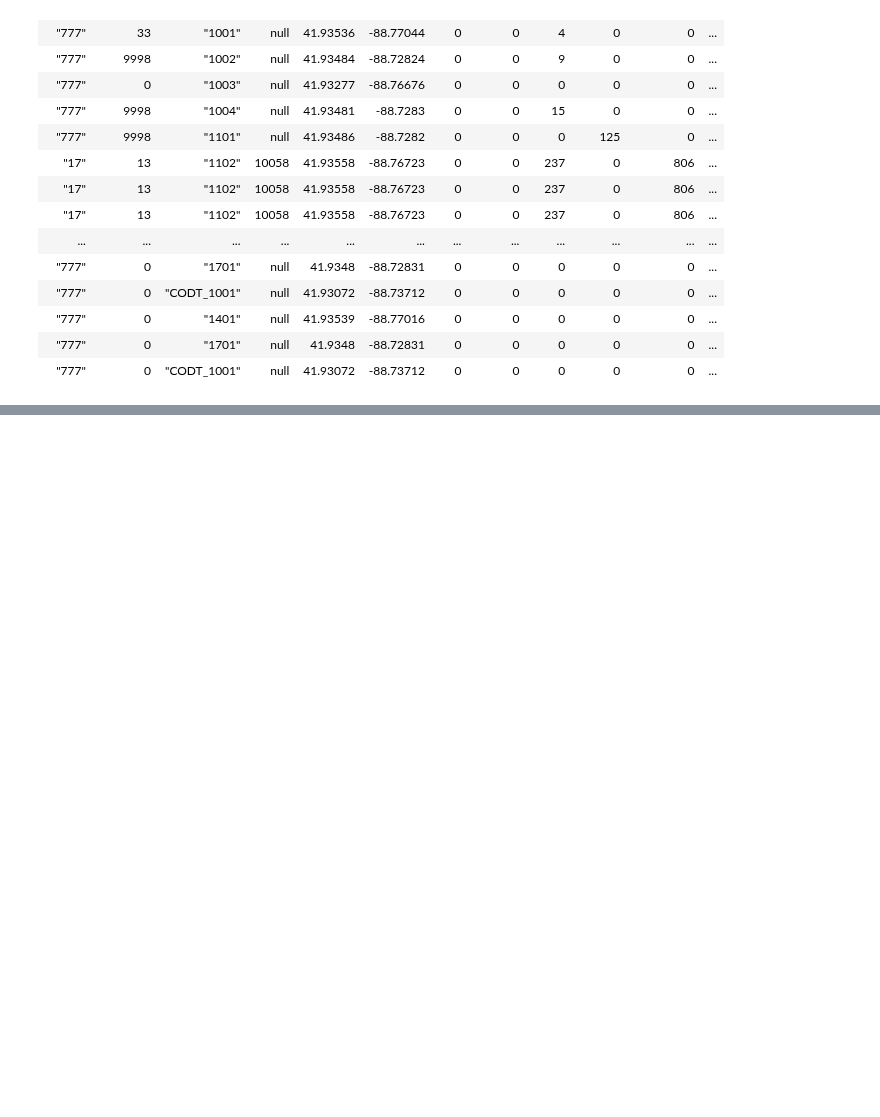
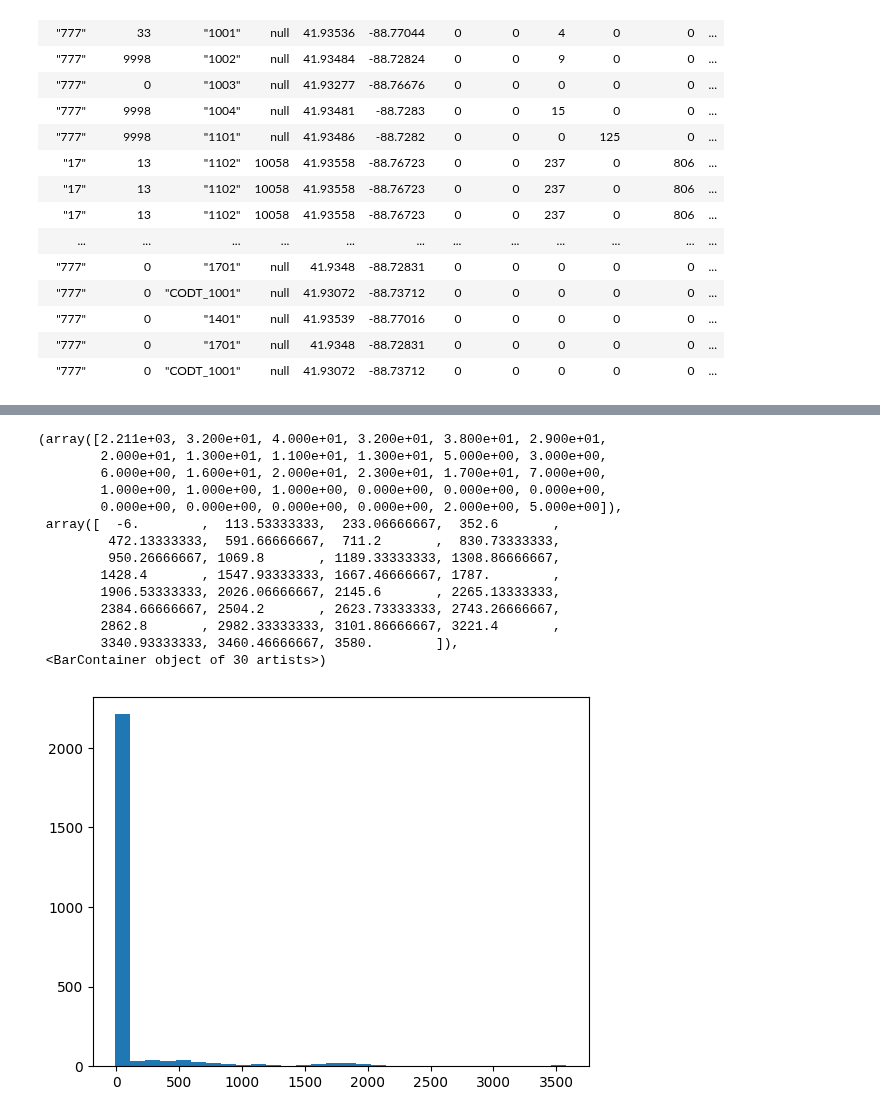
Before and after one commit to shaivilp/Research-Rookies, a Jupyter notebook: data_visualization/findRouteTiming.ipynb, the cells around one changed output, grey strips where cells are left out. Cells and saved outputs as stored; diff of their text form; code cells hidden in the pictures; blank space fills up the shorter version.

```diff
--- a/data_visualization/findRouteTiming.ipynb
+++ b/data_visualization/findRouteTiming.ipynb
@@ -137,0 +230,21 @@ shape: (27_386, 9)
+# %%
+
+graphSet["timeDiff"].describe()
+
+plt.hist(graphSet["timeDiff"].dt.total_seconds(), bins=30)
+# %% [output]
+(array([2.211e+03, 3.200e+01, 4.000e+01, 3.200e+01, 3.800e+01, 2.900e+01,
+        2.000e+01, 1.300e+01, 1.100e+01, 1.300e+01, 5.000e+00, 3.000e+00,
+        6.000e+00, 1.600e+01, 2.000e+01, 2.300e+01, 1.700e+01, 7.000e+00,
+        1.000e+00, 1.000e+00, 1.000e+00, 0.000e+00, 0.000e+00, 0.000e+00,
+        0.000e+00, 0.000e+00, 0.000e+00, 0.000e+00, 2.000e+00, 5.000e+00]),
+ array([  -6.        ,  113.53333333,  233.06666667,  352.6       ,
+         472.13333333,  591.66666667,  711.2       ,  830.73333333,
+         950.26666667, 1069.8       , 1189.33333333, 1308.86666667,
+        1428.4       , 1547.93333333, 1667.46666667, 1787.        ,
+        1906.53333333, 2026.06666667, 2145.6       , 2265.13333333,
+        2384.66666667, 2504.2       , 2623.73333333, 2743.26666667,
+        2862.8       , 2982.33333333, 3101.86666667, 3221.4       ,
+        3340.93333333, 3460.46666667, 3580.        ]),
+ <BarContainer object of 30 artists>)
+[figure, added]
```
Also changed, not shown: parts of 6 cells of this notebook.
